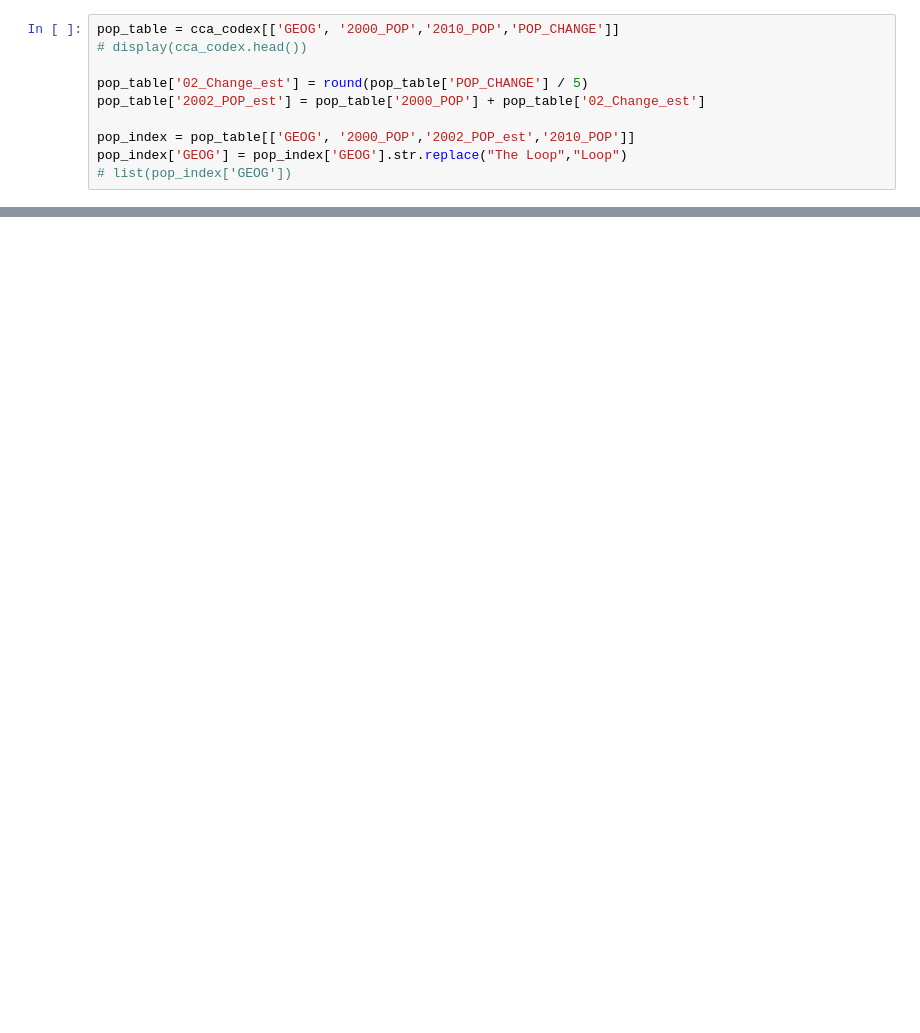
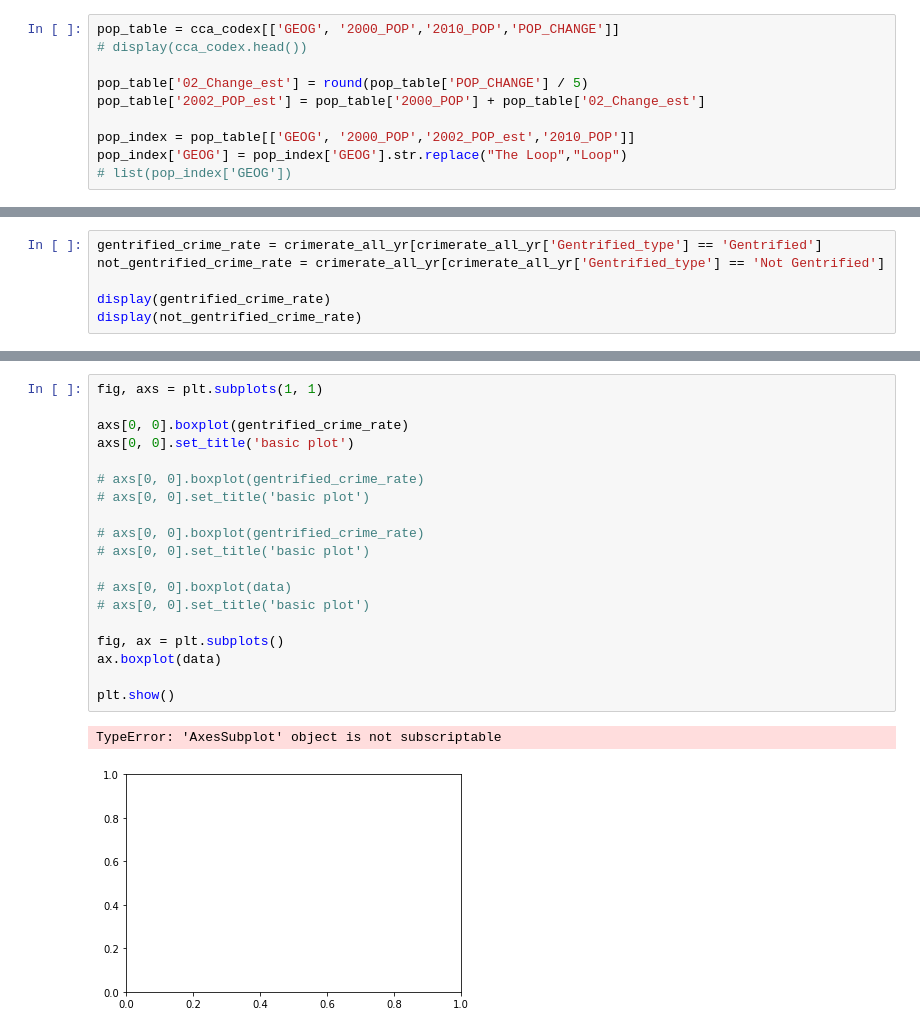
Before and after one commit to ajdeschenes/RuPaulsitory, a Jupyter notebook: crime/chicago_crime_api_json.ipynb, the cells around one changed output, grey strips where cells are left out. Drawn from its saved outputs; the diff is of its cells as text; blank space fills up the shorter version.

```diff
--- a/crime/chicago_crime_api_json.ipynb
+++ b/crime/chicago_crime_api_json.ipynb
@@ -509,0 +521,6 @@ display(crimerate_all_yr)
+# %%
+gentrified_crime_rate = crimerate_all_yr[crimerate_all_yr['Gentrified_type'] == 'Gentrified']
+not_gentrified_crime_rate = crimerate_all_yr[crimerate_all_yr['Gentrified_type'] == 'Not Gentrified']
+
+display(gentrified_crime_rate)
+display(not_gentrified_crime_rate)
@@ -510,3 +555,25 @@ display(crimerate_all_yr)
+# %%
+fig, axs = plt.subplots(1, 1)
+
+axs[0, 0].boxplot(gentrified_crime_rate)
+axs[0, 0].set_title('basic plot')
+
+# axs[0, 0].boxplot(gentrified_crime_rate)
+# axs[0, 0].set_title('basic plot')
+
+# axs[0, 0].boxplot(gentrified_crime_rate)
+# axs[0, 0].set_title('basic plot')
+
+# axs[0, 0].boxplot(data)
+# axs[0, 0].set_title('basic plot')
+
+fig, ax = plt.subplots()
+ax.boxplot(data)
+
+plt.show()
+# %% [output]
+TypeError: 'AxesSubplot' object is not subscriptable
+[figure, added]
 # %%
 crime_all_yr = twotenandeighteen.iloc[:,[0,1,2,6,10,3,7,11,4,8,12]]
 
```
Also changed, not shown: parts of 10 cells of this notebook, 7 other files.
